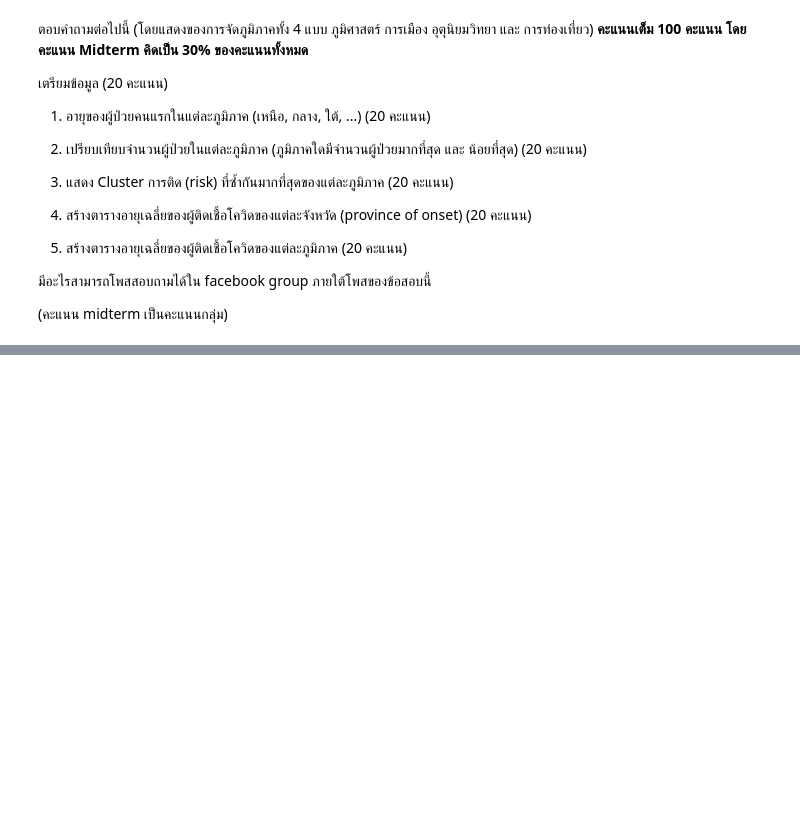
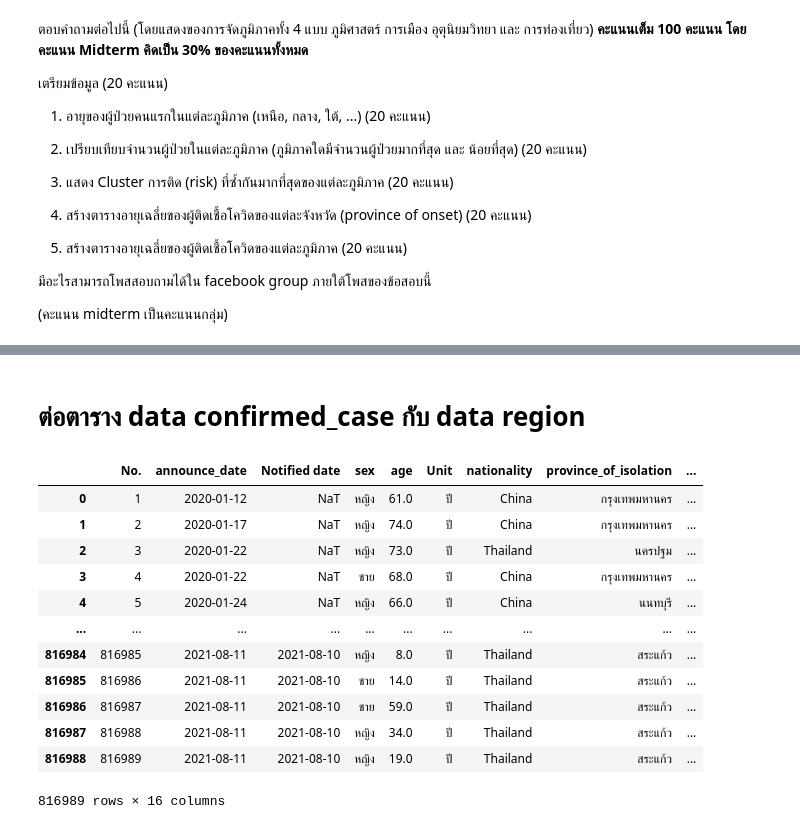
Before and after one commit to Khamsaen2489/data_viz_2022, a Jupyter notebook: BasicPython&DataViz_midterm2022.ipynb, the cells around one changed output, grey strips where cells are left out. Drawn from its saved outputs; the diff is of its cells as text; code cells hidden in the pictures; blank space fills up the shorter version.

```diff
--- a/BasicPython&DataViz_midterm2022.ipynb
+++ b/BasicPython&DataViz_midterm2022.ipynb
@@ -27,0 +432,3 @@ import pandas as pd
+# %%
+df_region11 = pd.DataFrame.from_dict(data_region11)
+df_region11
@@ -27,0 +445,10 @@ import pandas as pd
+# %%
+data_region12 = { 'จังหวัด': ['กระบี่', 'พังงา', 'ภูเก็ต', 'ระนอง', 'สตูล', 'ตรัง'],
+             'ภูมิศาสตร์': ['ใต้', 'ใต้', 'ใต้', 'ใต้', 'ใต้', 'ใต้'],
+             'การเมือง': ['ใต้', 'ใต้', 'ใต้', 'ใต้', 'ใต้', 'ใต้'],
+             'อุตุนิยมวิทยา': ['ใต้ฝั่งตะวันตก/ใต้ฝั่งอันดามัน', 'ใต้ฝั่งตะวันตก/ใต้ฝั่งอันดามัน', 'ใต้ฝั่งตะวันตก/ใต้ฝั่งอันดามัน', 'ใต้ฝั่งตะวันตก/ใต้ฝั่งอันดามัน', 'ใต้ฝั่งตะวันตก/ใต้ฝั่งอันดามัน', 'ใต้ฝั่งตะวันตก/ใต้ฝั่งอันดามัน'],
+             'การท่องเที่ยว': ['ใต้', 'ใต้', 'ใต้', 'ใต้', 'ใต้', 'ใต้']
+}
+# %%
+df_region12 = pd.DataFrame.from_dict(data_region12)
+df_region12
@@ -27,0 +465,4 @@ import pandas as pd
+# %%
+df_region_concat = pd.concat([df_region1, df_region2, df_region3, df_region4, df_region5, df_region6,
+                                df_region7, df_region8, df_region9, df_region10, df_region11, df_region12])
+df_region_concat
@@ -27,0 +483,19 @@ import pandas as pd
+# %% [markdown]
+# ต่อตาราง data confirmed_case กับ data region
+# %%
+covid_region = data_covid.merge(df_region_concat,how='left',left_on='province_of_isolation',right_on='จังหวัด')
+covid_region
+# %% [output]
+|  | No. | announce_date | Notified date | sex | age | Unit | nationality | province_of_isolation | ... |
+| 0 | 1 | 2020-01-12 | NaT | หญิง | 61.0 | ปี | China | กรุงเทพมหานคร | ... |
+| 1 | 2 | 2020-01-17 | NaT | หญิง | 74.0 | ปี | China | กรุงเทพมหานคร | ... |
+| 2 | 3 | 2020-01-22 | NaT | หญิง | 73.0 | ปี | Thailand | นครปฐม | ... |
+| 3 | 4 | 2020-01-22 | NaT | ชาย | 68.0 | ปี | China | กรุงเทพมหานคร | ... |
+| 4 | 5 | 2020-01-24 | NaT | หญิง | 66.0 | ปี | China | นนทบุรี | ... |
+| ... | ... | ... | ... | ... | ... | ... | ... | ... | ... |
+| 816984 | 816985 | 2021-08-11 | 2021-08-10 | หญิง | 8.0 | ปี | Thailand | สระแก้ว | ... |
+| 816985 | 816986 | 2021-08-11 | 2021-08-10 | ชาย | 14.0 | ปี | Thailand | สระแก้ว | ... |
+| 816986 | 816987 | 2021-08-11 | 2021-08-10 | ชาย | 59.0 | ปี | Thailand | สระแก้ว | ... |
+| 816987 | 816988 | 2021-08-11 | 2021-08-10 | หญิง | 34.0 | ปี | Thailand | สระแก้ว | ... |
+| 816988 | 816989 | 2021-08-11 | 2021-08-10 | หญิง | 19.0 | ปี | Thailand | สระแก้ว | ... |
+816989 rows × 16 columns
```
Also changed, not shown: parts of 52 cells of this notebook.
